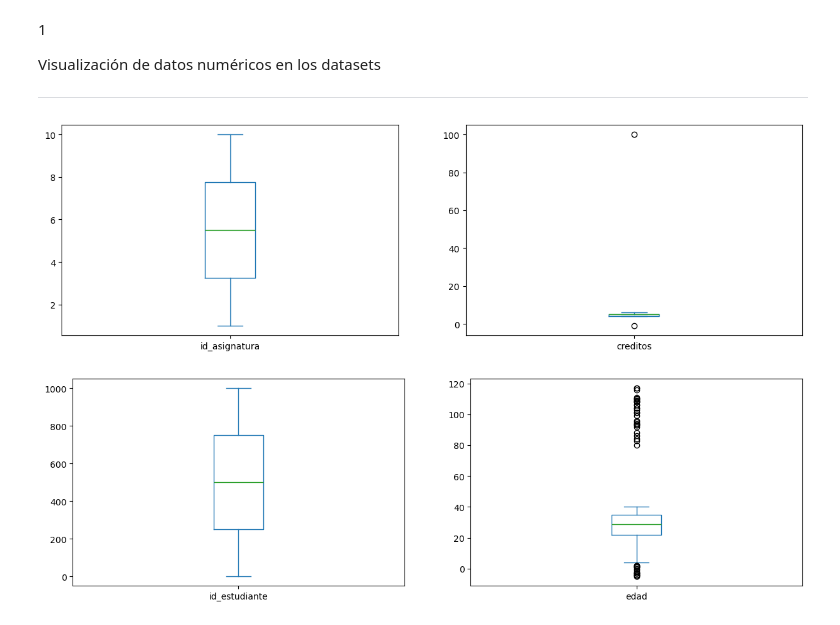
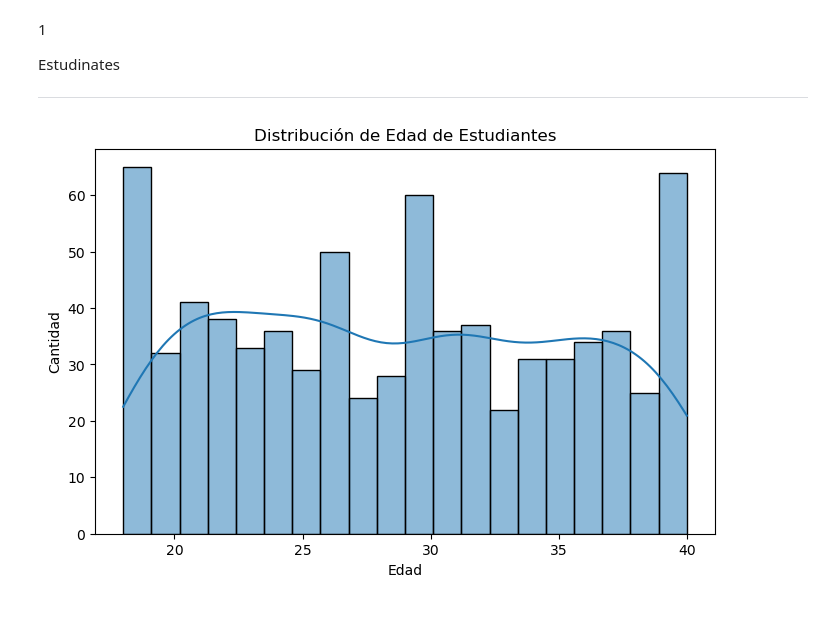
Before and after one commit to ManelDiaz/Reto_Analisis, a Jupyter notebook: 4_VISUALIZADOR/vistas.ipynb, the cells around one changed output. Cells and saved outputs as stored; diff of their text form; code cells hidden in the pictures.

```diff
--- a/4_VISUALIZADOR/vistas.ipynb
+++ b/4_VISUALIZADOR/vistas.ipynb
@@ -1,7 +1,7 @@
 # %% [markdown]
 1
 
-Visualización de datos numéricos en los datasets
+Estudinates
 _______________________________________________________________________________
 # %%
 import pandas as pd
@@ -11,13 +11,12 @@ import matplotlib.pyplot as plt
 df_asig = pd.read_csv('../1_GENERADOR/asignaturas.csv')
 df_est = pd.read_csv('../1_GENERADOR/estudiantes.csv')
 df_not = pd.read_csv('../1_GENERADOR/notas.csv')
-
-df_asig.plot(kind='box', subplots=True, layout=(6,2), sharex=False,sharey=False, figsize=(15,30))
-plt.show()
-# %% [output]
-[figure, removed]
 # %%
-df_est.plot(kind='box', subplots=True, layout=(6,2), sharex=False,sharey=False, figsize=(15,30))
+plt.figure(figsize=(8,5))
+sns.histplot(df_est['edad'], bins=20, kde=True)
+plt.title('Distribución de Edad de Estudiantes')
+plt.xlabel('Edad')
+plt.ylabel('Cantidad')
 plt.show()
 # %% [output]
-[figure, old version]
+[figure, new version]
```
Also changed, not shown: parts of 9 cells of this notebook, 5 other files.
